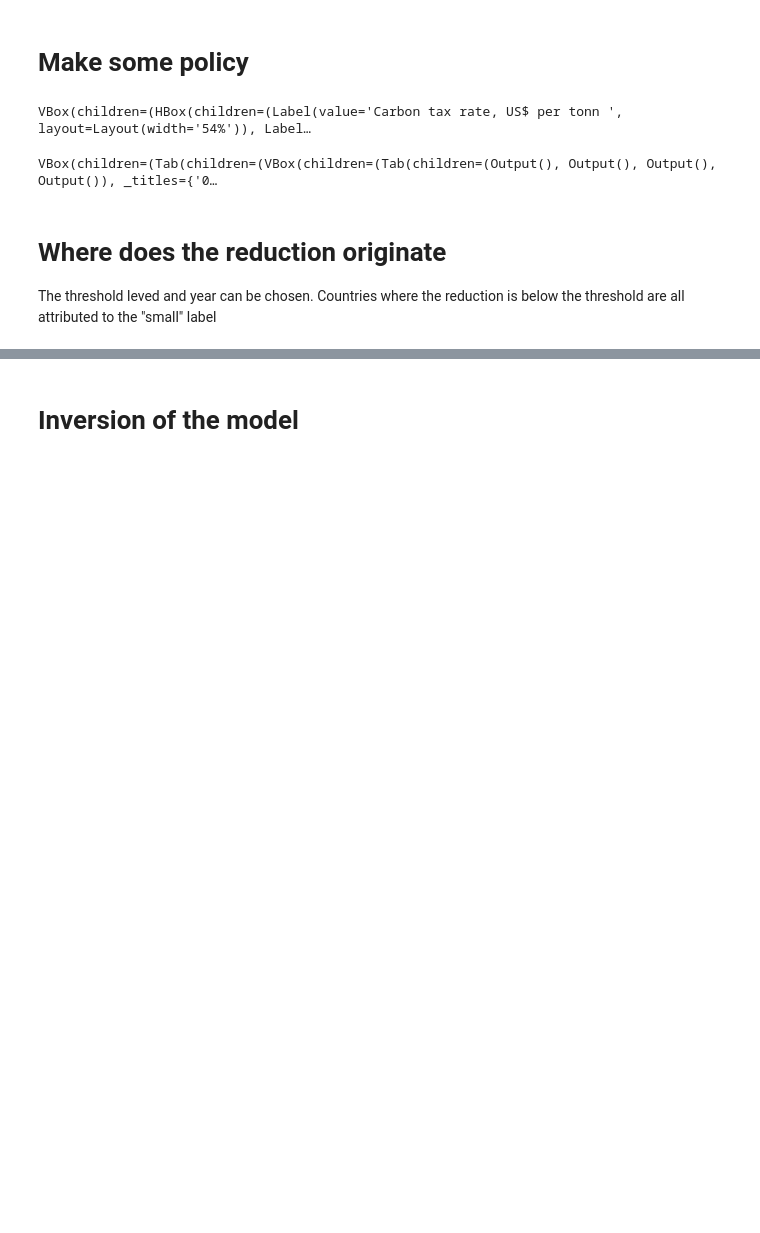
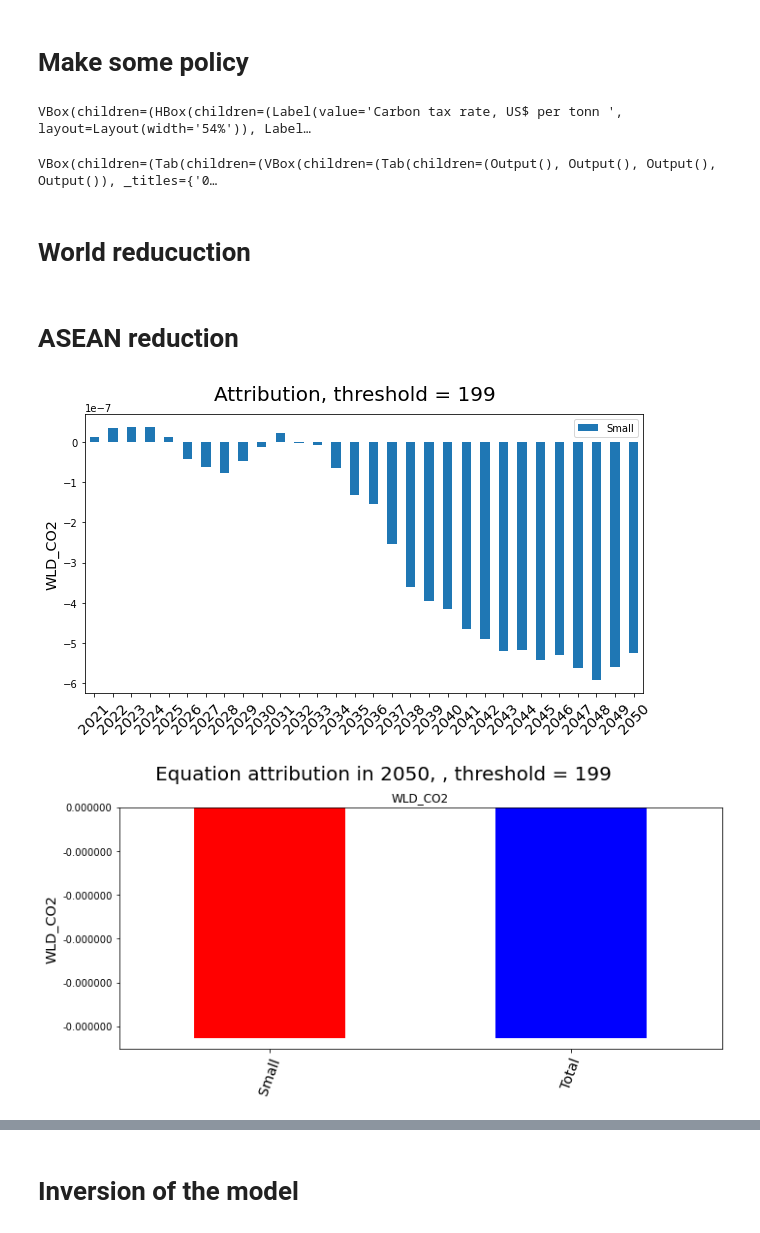
Before and after one commit to IbHansen/UNESCAP-Asia, a Jupyter notebook: Asia/Asia iinject.ipynb, the cells around one changed output, grey strips where cells are left out. Cells and saved outputs as stored; diff of their text form; code cells hidden in the pictures; blank space fills up the shorter version.

```diff
--- a/Asia/Asia iinject.ipynb
+++ b/Asia/Asia iinject.ipynb
@@ -147,16 +89,16 @@ input = masia.inputwidget_asia(2021,2050,slidedef=slidedef
 # %% [output]
 VBox(children=(HBox(children=(Label(value='Carbon tax rate, US$ per tonn ', layout=Layout(width='54%')), Label…
 VBox(children=(Tab(children=(VBox(children=(Tab(children=(Output(), Output(), Output(), Output()), _titles={'0…
-# %% [markdown]
-# Where does the reduction originate
-The threshold leved and year can be chosen.
-Countries where the reduction is below the threshold are all attributed to the "small" label
+# %% [markdown]
+# World reducuction
+# %% [markdown]
+# ASEAN reduction
 # %%
-
-@interact(Threshold = (1,300,10))
-def explain(Periode   = Dropdown(options = masia.current_per,value=2049),
-            Threshold =200):
-    masia.dekomp_plot('WLD_CO2',pct=0,threshold=Threshold,nametrans=masia.country_get)
-    masia.dekomp_plot_per('WLD_CO2',pct=0,threshold=Threshold,per=Periode,sort=True,nametrans=masia.country_get)
+Threshold =199
+masia.dekomp_plot('WLD_CO2',pct=0,threshold=Threshold,nametrans=masia.country_get)
+masia.dekomp_plot_per('WLD_CO2',pct=0,threshold=Threshold,per=2050,sort=True,nametrans=masia.country_get);
+# %% [output]
+[figure, added]
+[figure, added]
 # %%
 
```
Also changed, not shown: parts of 39 cells of this notebook.
